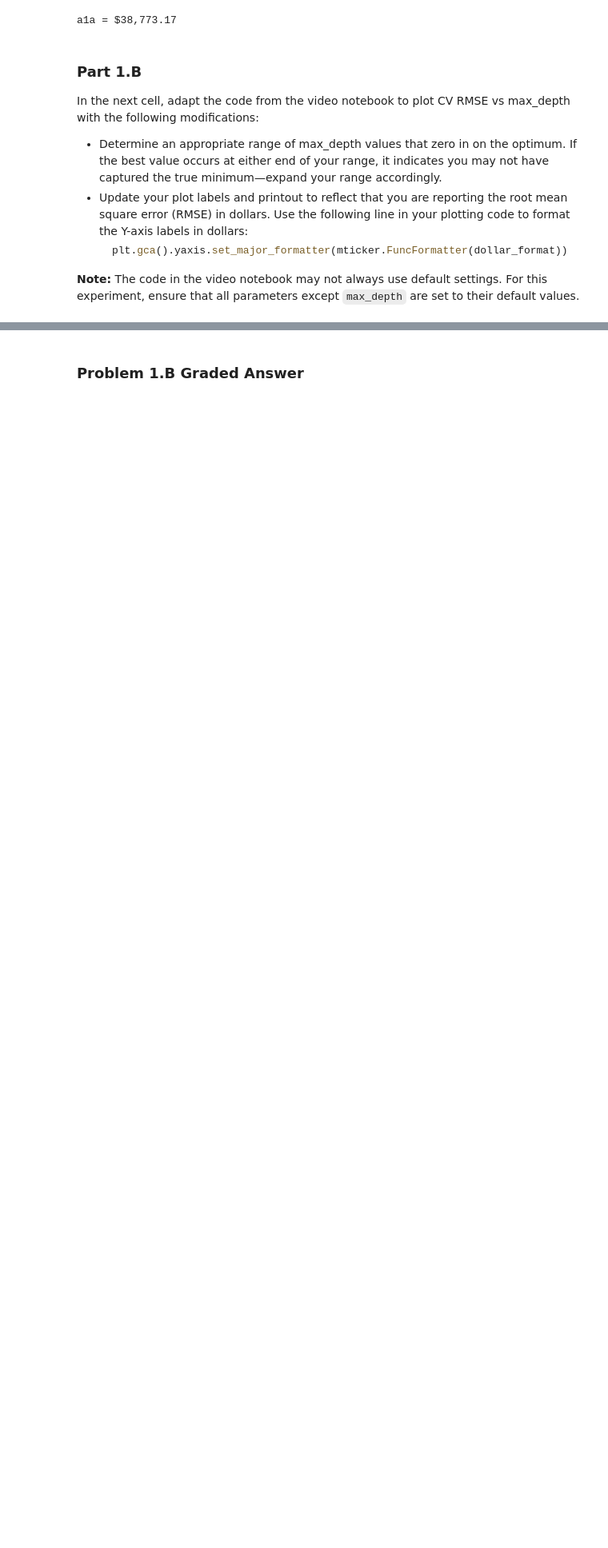
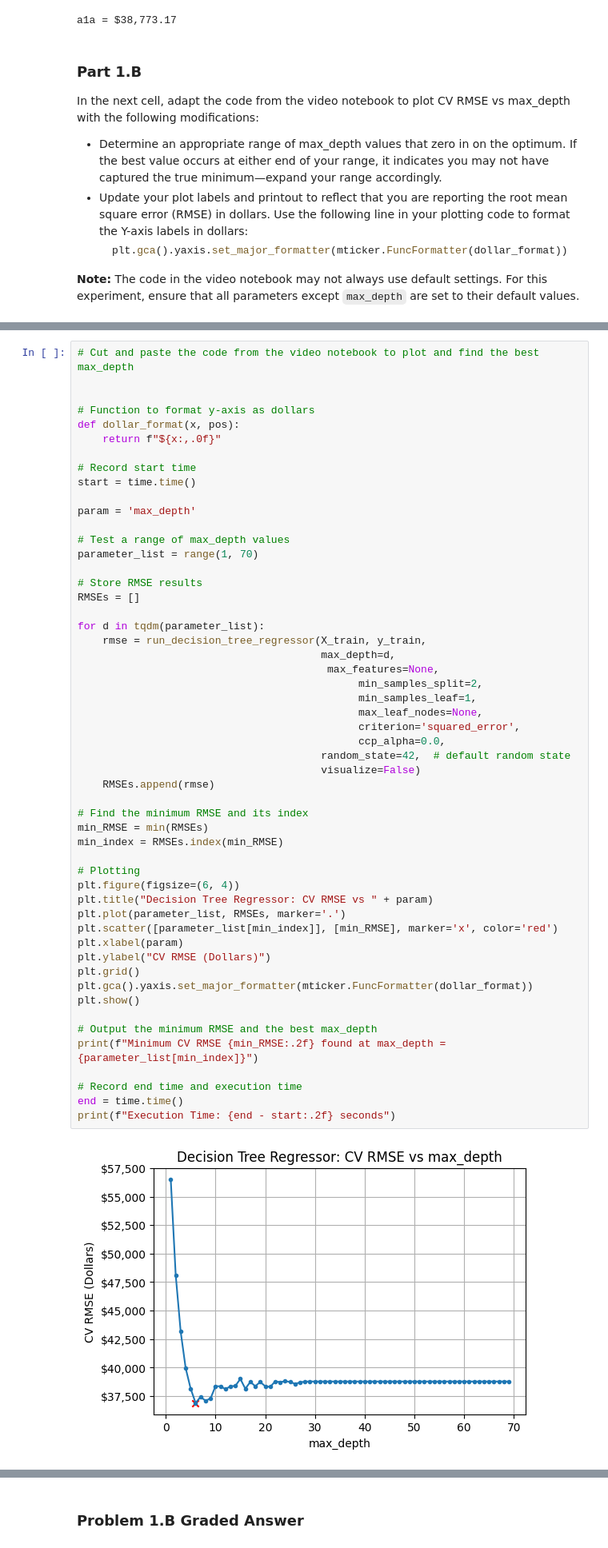
Before and after one commit to Rocking-Priya/Module-3-Assignments, a Jupyter notebook: Homework_06.ipynb, the cells around one changed output, grey strips where cells are left out. Shown at 80% size. Saved outputs shown, nothing was run; the diff lists cells and outputs as text; blank space fills up the shorter version.

```diff
--- a/Homework_06.ipynb
+++ b/Homework_06.ipynb
@@ -300,0 +299,55 @@ In the next cell, adapt the code from the video notebook to plot CV RMSE vs max_
+# %%
+# Cut and paste the code from the video notebook to plot and find the best max_depth
+
+
+# Function to format y-axis as dollars
+def dollar_format(x, pos):
+    return f"${x:,.0f}"
+
+# Record start time
+start = time.time()
+
+param = 'max_depth'
+
+# Test a range of max_depth values
+parameter_list = range(1, 70)
+
+# Store RMSE results
+RMSEs = []
+
+for d in tqdm(parameter_list):
+    rmse = run_decision_tree_regressor(X_train, y_train,
+                                       max_depth=d,
+                                        max_features=None,
+                                             min_samples_split=2,
+                                             min_samples_leaf=1,
+                                             max_leaf_nodes=None,
+                                             criterion='squared_error',
+                                             ccp_alpha=0.0,
+                                       random_state=42,  # default random state
+                                       visualize=False)
+    RMSEs.append(rmse)
+
+# Find the minimum RMSE and its index
+min_RMSE = min(RMSEs)
+min_index = RMSEs.index(min_RMSE)
+
+# Plotting
+plt.figure(figsize=(6, 4))
+plt.title("Decision Tree Regressor: CV RMSE vs " + param)
+plt.plot(parameter_list, RMSEs, marker='.')
+plt.scatter([parameter_list[min_index]], [min_RMSE], marker='x', color='red')
+plt.xlabel(param)
+plt.ylabel("CV RMSE (Dollars)")
+plt.grid()
+plt.gca().yaxis.set_major_formatter(mticker.FuncFormatter(dollar_format))
+plt.show()
+
+# Output the minimum RMSE and the best max_depth
+print(f"Minimum CV RMSE {min_RMSE:.2f} found at max_depth = {parameter_list[min_index]}")
+
+# Record end time and execution time
+end = time.time()
+print(f"Execution Time: {end - start:.2f} seconds")
+# %% [output]
+[figure, added]
```
Also changed, not shown: parts of 3 cells of this notebook.
